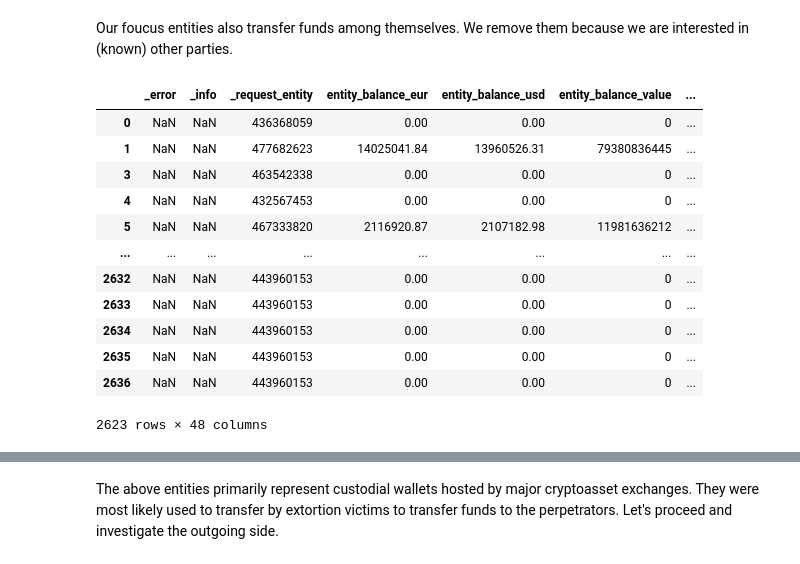
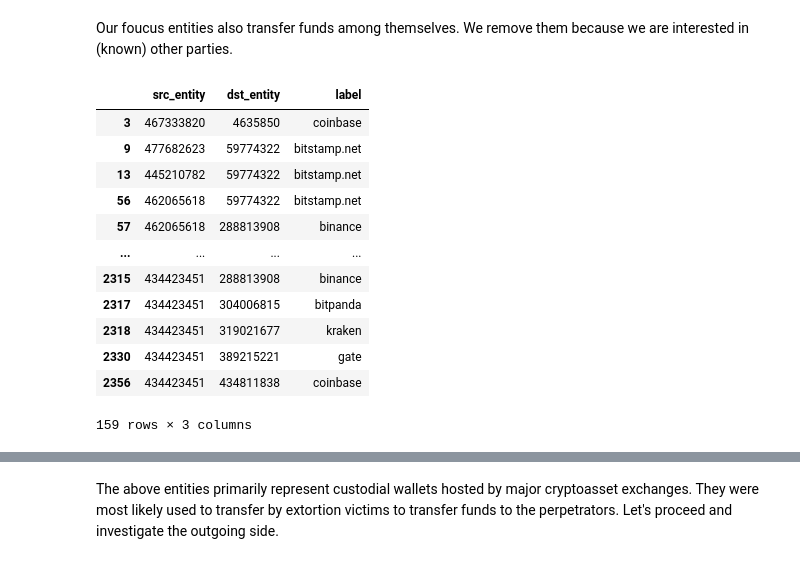
Before and after one commit to iknaio/iknaio-api-tutorial, a Jupyter notebook: 02_Sextortion_Study.ipynb, the cells around one changed output, grey strips where cells are left out. Saved outputs shown, nothing was run; the diff lists cells and outputs as text; code cells hidden in the pictures.

```diff
--- a/02_Sextortion_Study.ipynb
+++ b/02_Sextortion_Study.ipynb
@@ -241,22 +245,28 @@ sendingEntitiesDF
 # %% [markdown]
 Our foucus entities also transfer funds among themselves. We remove them because we are interested in (known) other parties.
 # %%
-sendingEntitiesDF_filtered = sendingEntitiesDF[~sendingEntitiesDF['entity_entity'].isin(sendingEntitiesDF['_request_entity'])]
+sendingEntitiesDF_filtered = sendingEntitiesDF[~sendingEntitiesDF['entity_entity'] \
+    .isin(sendingEntitiesDF['_request_entity'])] \
+    .loc[:, ['_request_entity', 'entity_entity', 'entity_best_address_tag_label']] \
+    .rename(columns={'_request_entity': 'src_entity',
+                     'entity_entity': 'dst_entity',
+                     'entity_best_address_tag_label':'label'}) \
+    .dropna()
 sendingEntitiesDF_filtered
 # %% [output]
-|  | _error | _info | _request_entity | entity_balance_eur | entity_balance_usd | entity_balance_value | ... |
-| 0 | NaN | NaN | 436368059 | 0.00 | 0.00 | 0 | ... |
-| 1 | NaN | NaN | 477682623 | 14025041.84 | 13960526.31 | 79380836445 | ... |
-| 3 | NaN | NaN | 463542338 | 0.00 | 0.00 | 0 | ... |
-| 4 | NaN | NaN | 432567453 | 0.00 | 0.00 | 0 | ... |
-| 5 | NaN | NaN | 467333820 | 2116920.87 | 2107182.98 | 11981636212 | ... |
-| ... | ... | ... | ... | ... | ... | ... | ... |
-| 2632 | NaN | NaN | 443960153 | 0.00 | 0.00 | 0 | ... |
-| 2633 | NaN | NaN | 443960153 | 0.00 | 0.00 | 0 | ... |
-| 2634 | NaN | NaN | 443960153 | 0.00 | 0.00 | 0 | ... |
-| 2635 | NaN | NaN | 443960153 | 0.00 | 0.00 | 0 | ... |
-| 2636 | NaN | NaN | 443960153 | 0.00 | 0.00 | 0 | ... |
+|  | src_entity | dst_entity | label |
+| 3 | 467333820 | 4635850 | coinbase |
+| 9 | 477682623 | 59774322 | bitstamp.net |
+| 13 | 445210782 | 59774322 | bitstamp.net |
+| 56 | 462065618 | 59774322 | bitstamp.net |
+| 57 | 462065618 | 288813908 | binance |
+| ... | ... | ... | ... |
+| 2315 | 434423451 | 288813908 | binance |
+| 2317 | 434423451 | 304006815 | bitpanda |
+| 2318 | 434423451 | 319021677 | kraken |
+| 2330 | 434423451 | 389215221 | gate |
+| 2356 | 434423451 | 434811838 | coinbase |
-2623 rows × 48 columns
+159 rows × 3 columns
 # %%
 print(f"Our focus entities received funds from {len(sendingEntitiesDF_filtered)} other known entities")
 # %% [output]
```
Also changed, not shown: parts of 25 cells of this notebook, 4 other files.
